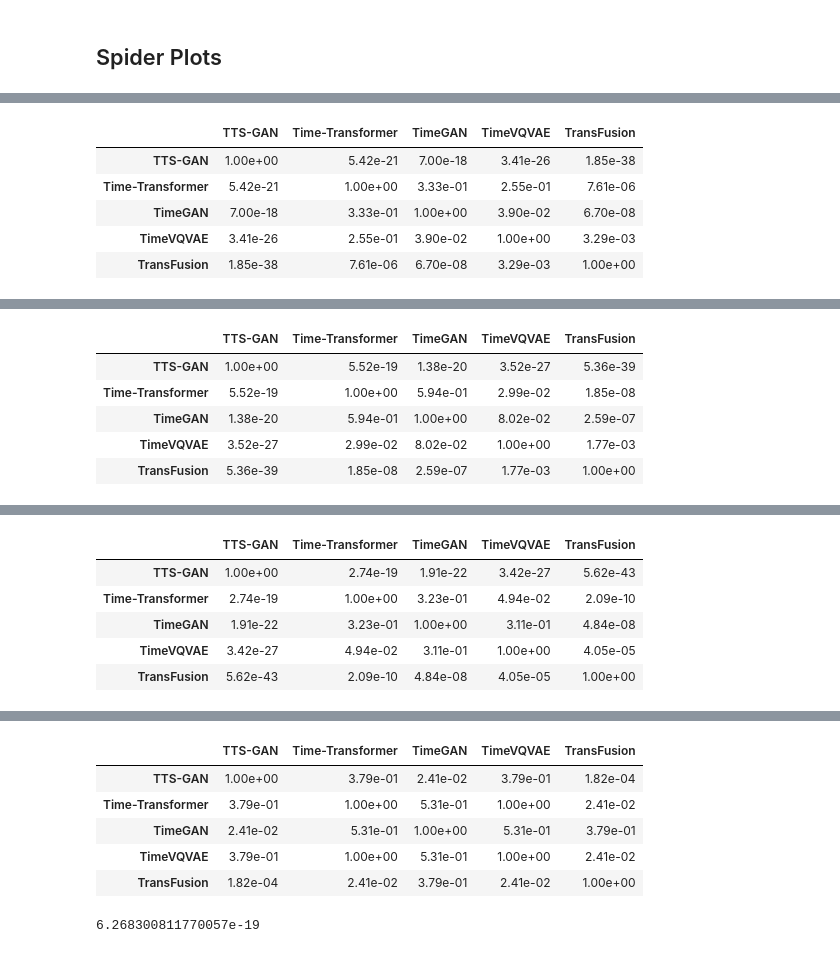
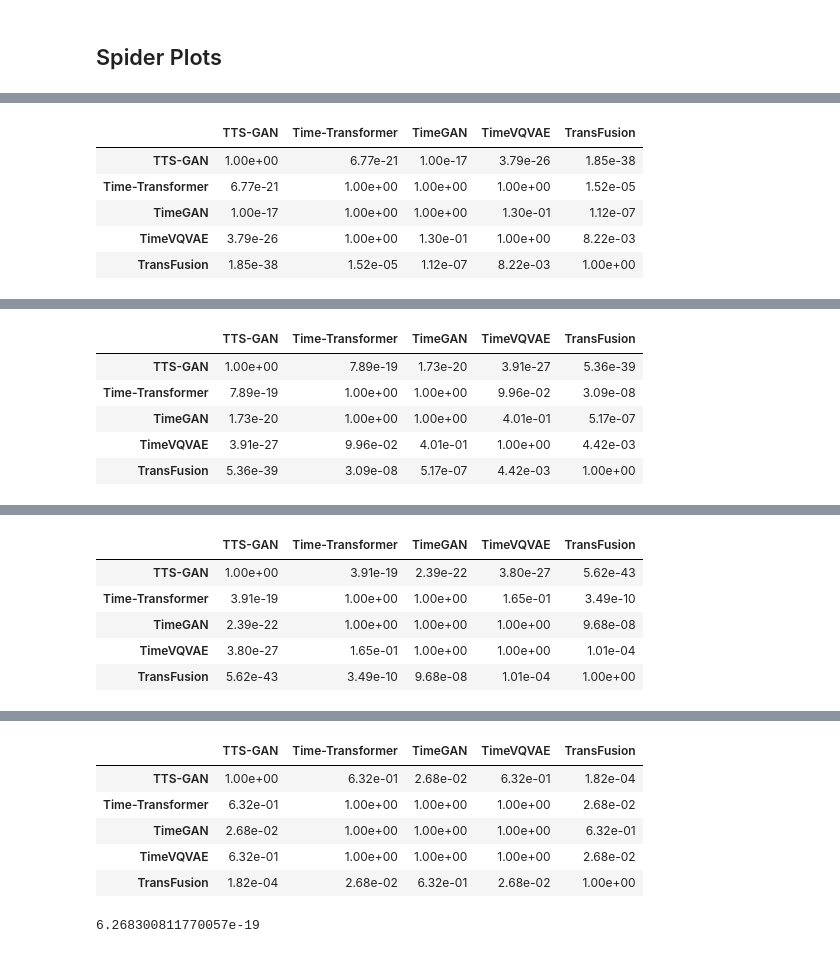
Before and after one commit to istvan-derda/Istvans-TSGBench, a Jupyter notebook: visualizations/visualize_numeric_results.ipynb, the cells around one changed output, grey strips where cells are left out. Cells and saved outputs as stored; diff of their text form; code cells hidden in the pictures.

```diff
--- a/visualizations/visualize_numeric_results.ipynb
+++ b/visualizations/visualize_numeric_results.ipynb
@@ -179,24 +179,26 @@ plot_average_rankings(df_no_copy, "All Measures", [-1, 1, -1, -1, 1])
 # %%
 import scikit_posthocs as sp
 
 def conover_test(df):
     df = df.unstack(level=1).rank().T.reset_index().melt(id_vars=['level_0', 'Dataset'], var_name='Method', value_name='Rank')
-    posthoc = sp.posthoc_conover(df, group_col='Method', val_col='Rank', p_adjust='holm')
+    posthoc = sp.posthoc_conover(df, group_col='Method', val_col='Rank', p_adjust='bonferroni')
+
+    p_threshold = 0.5 / len(posthoc.columns)
 
     def highlight_below_threshold(val):
-        color = 'background-color: turquoise' if val < 0.01 else ''
+        color = 'background-color: turquoise' if val < p_threshold else ''
         return color
 
     return posthoc.style.applymap(highlight_below_threshold).format("{:.2e}")
 
 conover_test(df_no_copy)
 # %% [output]
 |  | TTS-GAN | Time-Transformer | TimeGAN | TimeVQVAE | TransFusion |
-| TTS-GAN | 1.00e+00 | 5.42e-21 | 7.00e-18 | 3.41e-26 | 1.85e-38 |
-| Time-Transformer | 5.42e-21 | 1.00e+00 | 3.33e-01 | 2.55e-01 | 7.61e-06 |
-| TimeGAN | 7.00e-18 | 3.33e-01 | 1.00e+00 | 3.90e-02 | 6.70e-08 |
-| TimeVQVAE | 3.41e-26 | 2.55e-01 | 3.90e-02 | 1.00e+00 | 3.29e-03 |
-| TransFusion | 1.85e-38 | 7.61e-06 | 6.70e-08 | 3.29e-03 | 1.00e+00 |
+| TTS-GAN | 1.00e+00 | 6.77e-21 | 1.00e-17 | 3.79e-26 | 1.85e-38 |
+| Time-Transformer | 6.77e-21 | 1.00e+00 | 1.00e+00 | 1.00e+00 | 1.52e-05 |
+| TimeGAN | 1.00e-17 | 1.00e+00 | 1.00e+00 | 1.30e-01 | 1.12e-07 |
+| TimeVQVAE | 3.79e-26 | 1.00e+00 | 1.30e-01 | 1.00e+00 | 8.22e-03 |
+| TransFusion | 1.85e-38 | 1.52e-05 | 1.12e-07 | 8.22e-03 | 1.00e+00 |
 # %%
 plot_average_rankings(df_all.drop(index="JustCopy", level="Method").drop(columns=["PS", "Time"]), "Fidelity")
 # %% [output]
@@ -205,11 +207,11 @@ plot_average_rankings(df_all.drop(index="JustCopy", level="Method").drop(columns
 conover_test(df_no_copy.drop(columns=["PS", "Time"]))
 # %% [output]
 |  | TTS-GAN | Time-Transformer | TimeGAN | TimeVQVAE | TransFusion |
-| TTS-GAN | 1.00e+00 | 5.52e-19 | 1.38e-20 | 3.52e-27 | 5.36e-39 |
-| Time-Transformer | 5.52e-19 | 1.00e+00 | 5.94e-01 | 2.99e-02 | 1.85e-08 |
-| TimeGAN | 1.38e-20 | 5.94e-01 | 1.00e+00 | 8.02e-02 | 2.59e-07 |
-| TimeVQVAE | 3.52e-27 | 2.99e-02 | 8.02e-02 | 1.00e+00 | 1.77e-03 |
-| TransFusion | 5.36e-39 | 1.85e-08 | 2.59e-07 | 1.77e-03 | 1.00e+00 |
+| TTS-GAN | 1.00e+00 | 7.89e-19 | 1.73e-20 | 3.91e-27 | 5.36e-39 |
+| Time-Transformer | 7.89e-19 | 1.00e+00 | 1.00e+00 | 9.96e-02 | 3.09e-08 |
+| TimeGAN | 1.73e-20 | 1.00e+00 | 1.00e+00 | 4.01e-01 | 5.17e-07 |
+| TimeVQVAE | 3.91e-27 | 9.96e-02 | 4.01e-01 | 1.00e+00 | 4.42e-03 |
+| TransFusion | 5.36e-39 | 3.09e-08 | 5.17e-07 | 4.42e-03 | 1.00e+00 |
 # %%
 plot_average_rankings(df_no_copy.drop(columns=["Time"]), "Without Timing")
 # %% [output]
@@ -218,11 +220,11 @@ plot_average_rankings(df_no_copy.drop(columns=["Time"]), "Without Timing")
 conover_test(df_no_copy.drop(columns=["Time"]))
 # %% [output]
 |  | TTS-GAN | Time-Transformer | TimeGAN | TimeVQVAE | TransFusion |
-| TTS-GAN | 1.00e+00 | 2.74e-19 | 1.91e-22 | 3.42e-27 | 5.62e-43 |
-| Time-Transformer | 2.74e-19 | 1.00e+00 | 3.23e-01 | 4.94e-02 | 2.09e-10 |
-| TimeGAN | 1.91e-22 | 3.23e-01 | 1.00e+00 | 3.11e-01 | 4.84e-08 |
-| TimeVQVAE | 3.42e-27 | 4.94e-02 | 3.11e-01 | 1.00e+00 | 4.05e-05 |
-| TransFusion | 5.62e-43 | 2.09e-10 | 4.84e-08 | 4.05e-05 | 1.00e+00 |
+| TTS-GAN | 1.00e+00 | 3.91e-19 | 2.39e-22 | 3.80e-27 | 5.62e-43 |
+| Time-Transformer | 3.91e-19 | 1.00e+00 | 1.00e+00 | 1.65e-01 | 3.49e-10 |
+| TimeGAN | 2.39e-22 | 1.00e+00 | 1.00e+00 | 1.00e+00 | 9.68e-08 |
+| TimeVQVAE | 3.80e-27 | 1.65e-01 | 1.00e+00 | 1.00e+00 | 1.01e-04 |
+| TransFusion | 5.62e-43 | 3.49e-10 | 9.68e-08 | 1.01e-04 | 1.00e+00 |
 # %%
 plot_average_rankings(df_no_copy["PS"], "Predictive Score", [1, 1, 1, -1, 1])
 # %% [output]
@@ -231,11 +233,11 @@ plot_average_rankings(df_no_copy["PS"], "Predictive Score", [1, 1, 1, -1, 1])
 conover_test(df_no_copy["PS"].to_frame())
 # %% [output]
 |  | TTS-GAN | Time-Transformer | TimeGAN | TimeVQVAE | TransFusion |
-| TTS-GAN | 1.00e+00 | 3.79e-01 | 2.41e-02 | 3.79e-01 | 1.82e-04 |
-| Time-Transformer | 3.79e-01 | 1.00e+00 | 5.31e-01 | 1.00e+00 | 2.41e-02 |
-| TimeGAN | 2.41e-02 | 5.31e-01 | 1.00e+00 | 5.31e-01 | 3.79e-01 |
-| TimeVQVAE | 3.79e-01 | 1.00e+00 | 5.31e-01 | 1.00e+00 | 2.41e-02 |
-| TransFusion | 1.82e-04 | 2.41e-02 | 3.79e-01 | 2.41e-02 | 1.00e+00 |
+| TTS-GAN | 1.00e+00 | 6.32e-01 | 2.68e-02 | 6.32e-01 | 1.82e-04 |
+| Time-Transformer | 6.32e-01 | 1.00e+00 | 1.00e+00 | 1.00e+00 | 2.68e-02 |
+| TimeGAN | 2.68e-02 | 1.00e+00 | 1.00e+00 | 1.00e+00 | 6.32e-01 |
+| TimeVQVAE | 6.32e-01 | 1.00e+00 | 1.00e+00 | 1.00e+00 | 2.68e-02 |
+| TransFusion | 1.82e-04 | 2.68e-02 | 6.32e-01 | 2.68e-02 | 1.00e+00 |
 # %%
 from scipy.stats import friedmanchisquare
 
```
Also changed, not shown: parts of 2 cells of this notebook.
